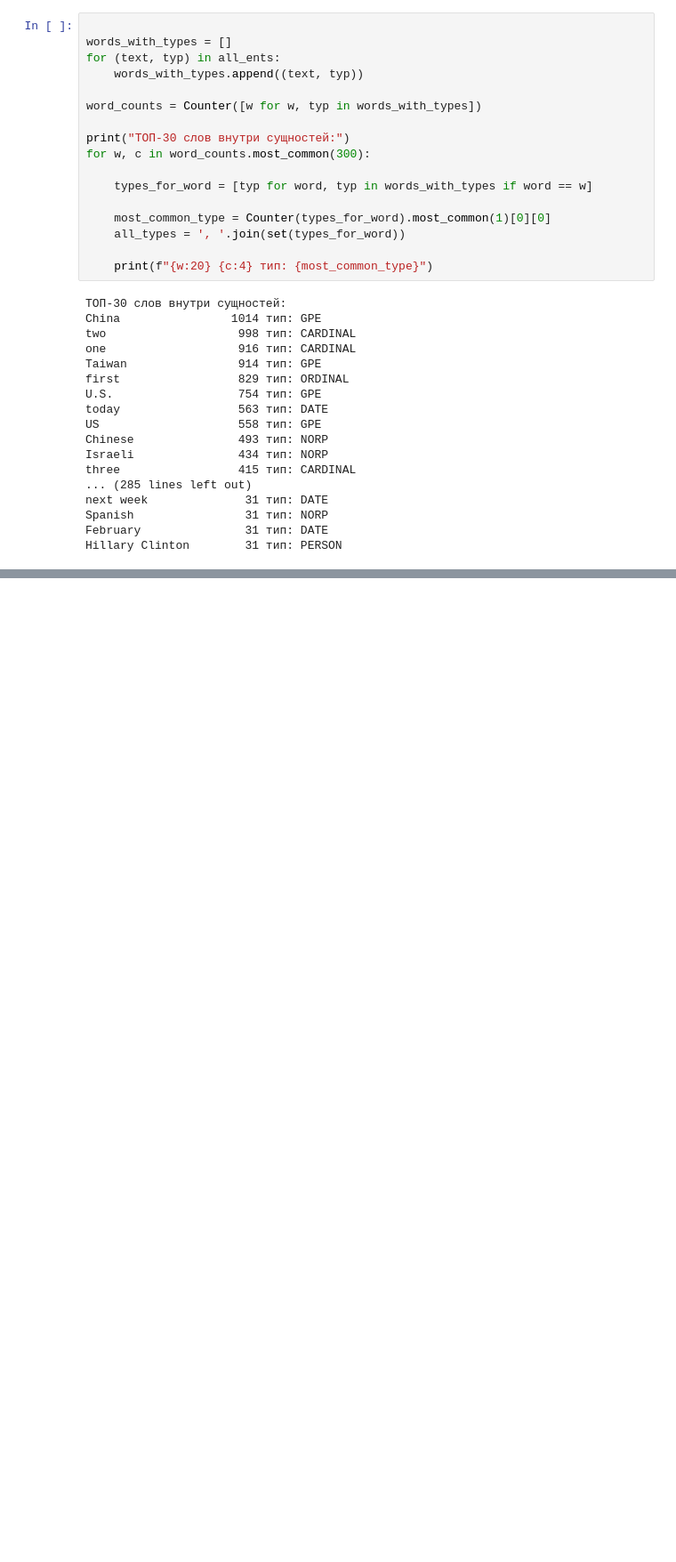
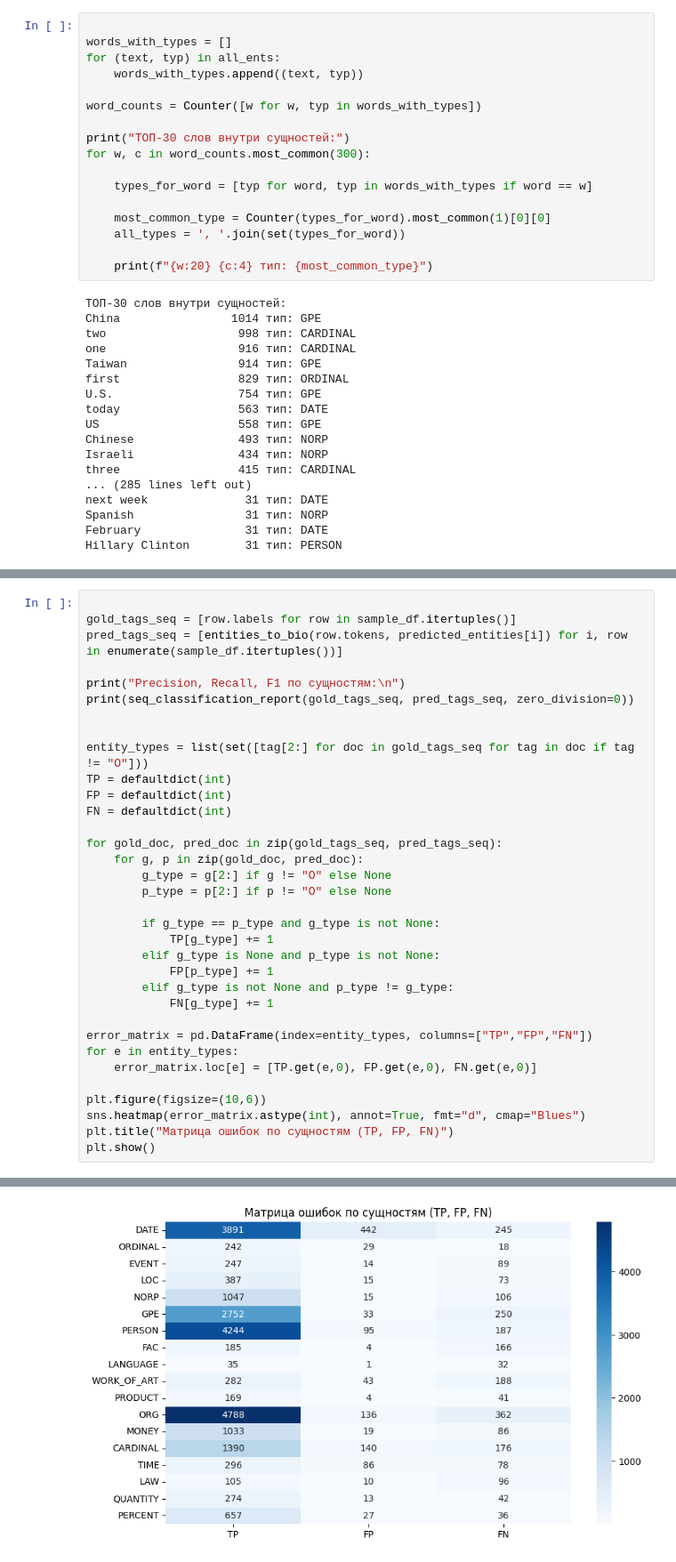
Before and after one commit to AlexanderZah/NER_lab, a Jupyter notebook: main.ipynb, the cells around one changed output, grey strips where cells are left out. Shown at 89% size. Drawn from its saved outputs; the diff is of its cells as text; blank space fills up the shorter version.

```diff
--- a/main.ipynb
+++ b/main.ipynb
@@ -339,0 +423,35 @@ plt.show()
+# %%
+
+gold_tags_seq = [row.labels for row in sample_df.itertuples()]
+pred_tags_seq = [entities_to_bio(row.tokens, predicted_entities[i]) for i, row in enumerate(sample_df.itertuples())]
+
+print("Precision, Recall, F1 по сущностям:\n")
+print(seq_classification_report(gold_tags_seq, pred_tags_seq, zero_division=0))
+
+
+entity_types = list(set([tag[2:] for doc in gold_tags_seq for tag in doc if tag != "O"]))
+TP = defaultdict(int)
+FP = defaultdict(int)
+FN = defaultdict(int)
+
+for gold_doc, pred_doc in zip(gold_tags_seq, pred_tags_seq):
+    for g, p in zip(gold_doc, pred_doc):
+        g_type = g[2:] if g != "O" else None
+        p_type = p[2:] if p != "O" else None
+
+        if g_type == p_type and g_type is not None:
+            TP[g_type] += 1
+        elif g_type is None and p_type is not None:
+            FP[p_type] += 1
+        elif g_type is not None and p_type != g_type:
+            FN[g_type] += 1
+
+error_matrix = pd.DataFrame(index=entity_types, columns=["TP","FP","FN"])
+for e in entity_types:
+    error_matrix.loc[e] = [TP.get(e,0), FP.get(e,0), FN.get(e,0)]
+
+plt.figure(figsize=(10,6))
+sns.heatmap(error_matrix.astype(int), annot=True, fmt="d", cmap="Blues")
+plt.title("Матрица ошибок по сущностям (TP, FP, FN)")
+plt.show()
+# %% [output]
@@ -339,0 +475 @@ plt.show()
+[figure, added]
```
Also changed, not shown: parts of 24 cells of this notebook, 3 other files.
